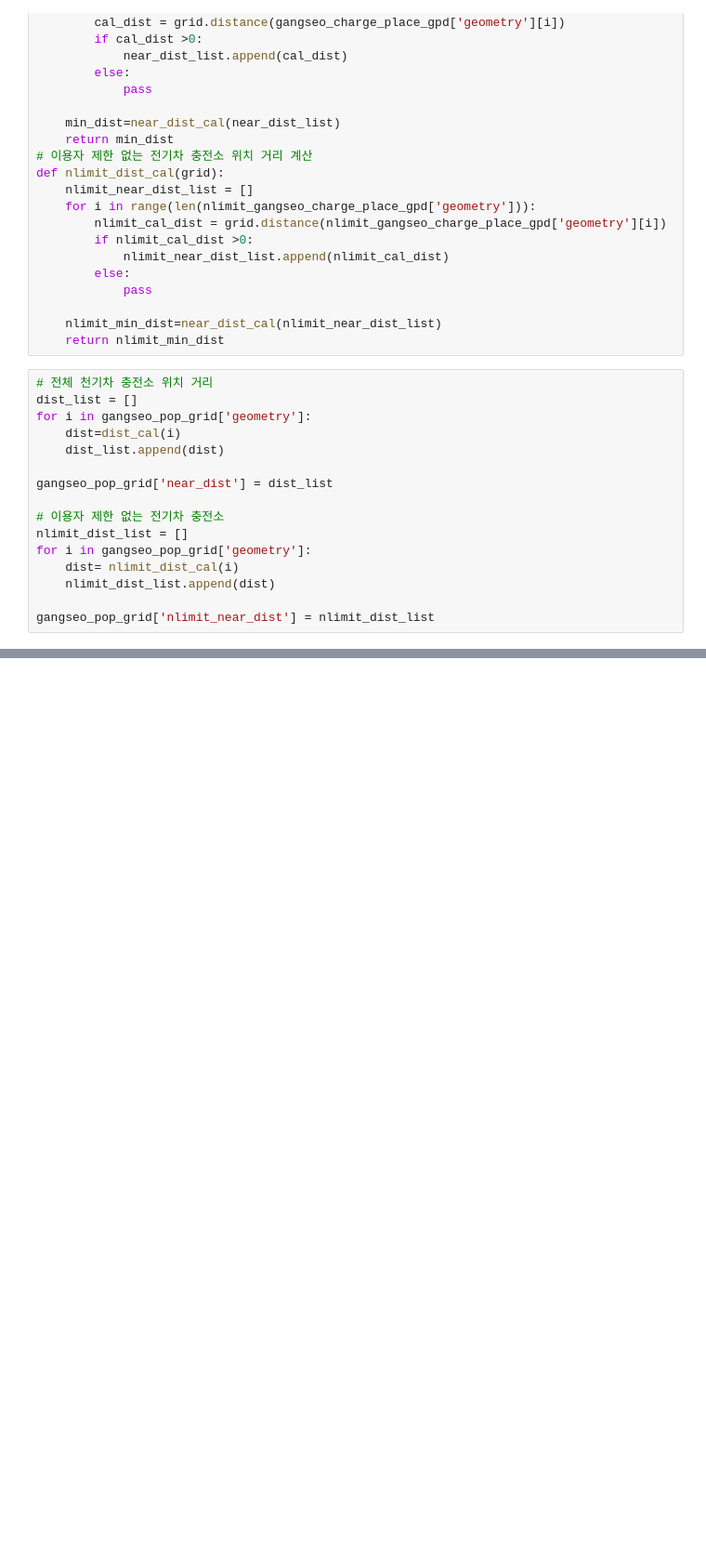
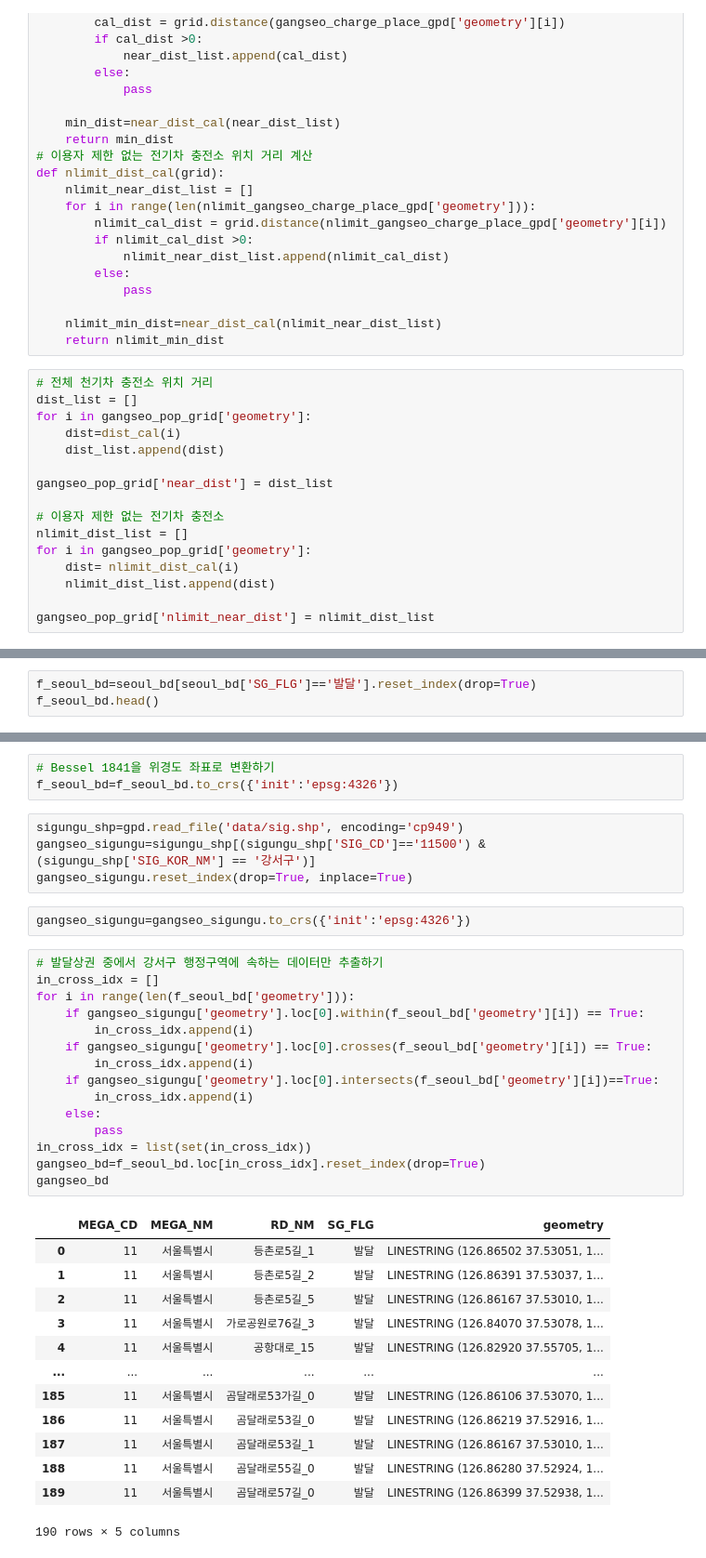
Before and after one commit to lima4/Gangseo-gu, a Jupyter notebook: final_data_eda.ipynb, the cells around one changed output, grey strips where cells are left out. Shown at 93% size. Drawn from its saved outputs; the diff is of its cells as text; blank space fills up the shorter version.

```diff
--- a/final_data_eda.ipynb
+++ b/final_data_eda.ipynb
@@ -829,0 +932,3 @@ gangseo_pop_grid['nlimit_near_dist'] = nlimit_dist_list
+# %%
+f_seoul_bd=seoul_bd[seoul_bd['SG_FLG']=='발달'].reset_index(drop=True)
+f_seoul_bd.head()
@@ -829,0 +942,38 @@ gangseo_pop_grid['nlimit_near_dist'] = nlimit_dist_list
+# %%
+# Bessel 1841을 위경도 좌표로 변환하기
+f_seoul_bd=f_seoul_bd.to_crs({'init':'epsg:4326'})
+# %%
+sigungu_shp=gpd.read_file('data/sig.shp', encoding='cp949')
+gangseo_sigungu=sigungu_shp[(sigungu_shp['SIG_CD']=='11500') & (sigungu_shp['SIG_KOR_NM'] == '강서구')]
+gangseo_sigungu.reset_index(drop=True, inplace=True)
+# %%
+gangseo_sigungu=gangseo_sigungu.to_crs({'init':'epsg:4326'})
+# %%
+# 발달상권 중에서 강서구 행정구역에 속하는 데이터만 추출하기
+in_cross_idx = []
+for i in range(len(f_seoul_bd['geometry'])):
+    if gangseo_sigungu['geometry'].loc[0].within(f_seoul_bd['geometry'][i]) == True:
+        in_cross_idx.append(i)
+    if gangseo_sigungu['geometry'].loc[0].crosses(f_seoul_bd['geometry'][i]) == True:
+        in_cross_idx.append(i)
+    if gangseo_sigungu['geometry'].loc[0].intersects(f_seoul_bd['geometry'][i])==True:
+        in_cross_idx.append(i)
+    else:
+        pass
+in_cross_idx = list(set(in_cross_idx))
+gangseo_bd=f_seoul_bd.loc[in_cross_idx].reset_index(drop=True)
+gangseo_bd
+# %% [output]
+|  | MEGA_CD | MEGA_NM | RD_NM | SG_FLG | geometry |
+| 0 | 11 | 서울특별시 | 등촌로5길_1 | 발달 | LINESTRING (126.86502 37.53051, 1... |
+| 1 | 11 | 서울특별시 | 등촌로5길_2 | 발달 | LINESTRING (126.86391 37.53037, 1... |
+| 2 | 11 | 서울특별시 | 등촌로5길_5 | 발달 | LINESTRING (126.86167 37.53010, 1... |
+| 3 | 11 | 서울특별시 | 가로공원로76길_3 | 발달 | LINESTRING (126.84070 37.53078, 1... |
+| 4 | 11 | 서울특별시 | 공항대로_15 | 발달 | LINESTRING (126.82920 37.55705, 1... |
+| ... | ... | ... | ... | ... | ... |
+| 185 | 11 | 서울특별시 | 곰달래로53가길_0 | 발달 | LINESTRING (126.86106 37.53070, 1... |
+| 186 | 11 | 서울특별시 | 곰달래로53길_0 | 발달 | LINESTRING (126.86219 37.52916, 1... |
+| 187 | 11 | 서울특별시 | 곰달래로53길_1 | 발달 | LINESTRING (126.86167 37.53010, 1... |
+| 188 | 11 | 서울특별시 | 곰달래로55길_0 | 발달 | LINESTRING (126.86280 37.52924, 1... |
+| 189 | 11 | 서울특별시 | 곰달래로57길_0 | 발달 | LINESTRING (126.86399 37.52938, 1... |
+190 rows × 5 columns
```
Also changed, not shown: parts of 47 cells of this notebook.
